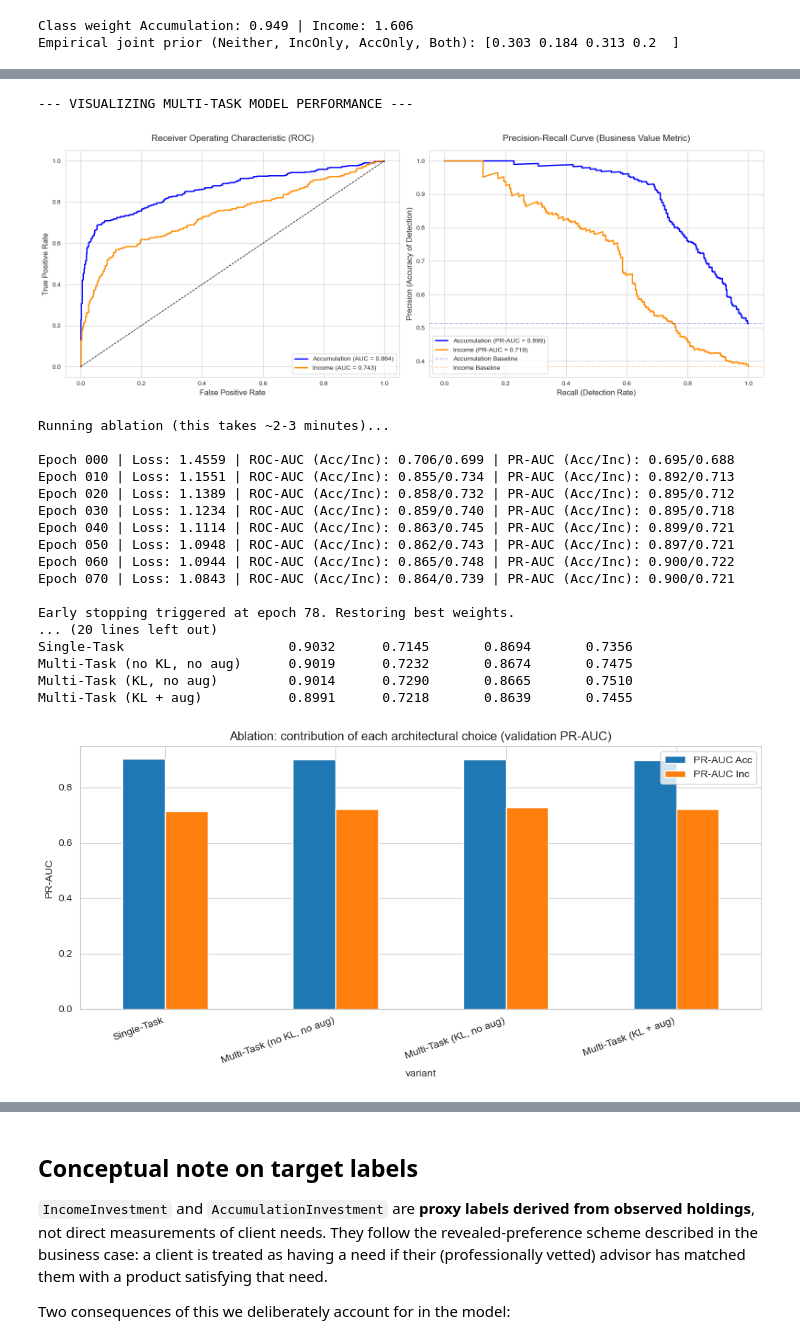
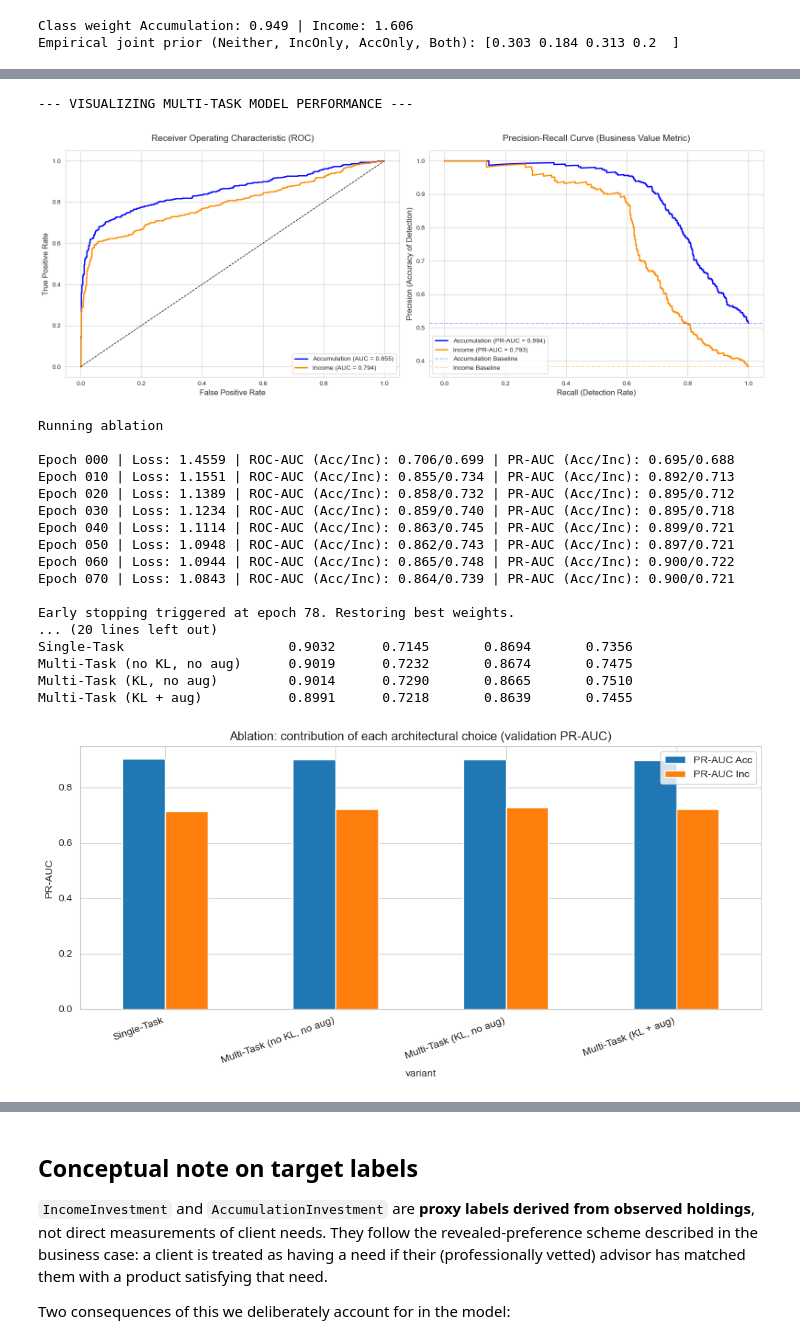
Before and after one commit to FiloCava03/EstimatingClientNeeds, a Jupyter notebook: Filippo_Cavalieri.ipynb, the cells around one changed output, grey strips where cells are left out. Drawn from its saved outputs; the diff is of its cells as text; code cells hidden in the pictures.

```diff
--- a/Filippo_Cavalieri.ipynb
+++ b/Filippo_Cavalieri.ipynb
@@ -522,37 +482,38 @@ def plot_model_curves(y_true_acc, y_prob_acc, y_true_inc, y_prob_inc):
     axes[0].plot(fpr_inc, tpr_inc, label=f'Income (AUC = {auc(fpr_inc, tpr_inc):.3f})', color='darkorange', lw=2)
     axes[0].plot([0, 1], [0, 1], 'k--', lw=1)
     axes[0].set_title('Receiver Operating Characteristic (ROC)', fontsize=14, pad=15)
     axes[0].set_xlabel('False Positive Rate', fontsize=12)
     axes[0].set_ylabel('True Positive Rate', fontsize=12)
     axes[0].legend(loc='lower right', frameon=True)
 
     # --- 2. Precision-Recall Curve ---
     # PR Curves are much more important for imbalanced targets (like the Income class)
     prec_acc, rec_acc, _ = precision_recall_curve(y_true_acc, y_prob_acc)
     prec_inc, rec_inc, _ = precision_recall_curve(y_true_inc, y_prob_inc)
 
     # Calculate baseline (random guessing) for PR curves
     baseline_acc = sum(y_true_acc) / len(y_true_acc)
     baseline_inc = sum(y_true_inc) / len(y_true_inc)
 
     axes[1].plot(rec_acc, prec_acc, label=f'Accumulation (PR-AUC = {auc(rec_acc, prec_acc):.3f})', color='blue', lw=2)
     axes[1].plot(rec_inc, prec_inc, label=f'Income (PR-AUC = {auc(rec_inc, prec_inc):.3f})', color='darkorange', lw=2)
     axes[1].axhline(y=baseline_acc, color='blue', linestyle='--', alpha=0.3, label='Accumulation Baseline')
     axes[1].axhline(y=baseline_inc, color='darkorange', linestyle='--', alpha=0.3, label='Income Baseline')
     axes[1].set_title('Precision-Recall Curve (Business Value Metric)', fontsize=14, pad=15)
     axes[1].set_xlabel('Recall (Detection Rate)', fontsize=12)
     axes[1].set_ylabel('Precision (Accuracy of Detection)', fontsize=12)
     axes[1].legend(loc='lower left', frameon=True)
 
     plt.tight_layout()
     plt.show()
 
-# Assuming val_targs_acc and val_preds_acc were saved from your validation loop in Cell 4
-# We use the raw probabilities for the curves
-plot_model_curves(val_targs_acc, val_preds_acc, val_targs_inc, val_preds_inc)
+# Pull fresh probabilities from the trained model so this cell is self-contained.
+# Shows TEST-set curves (out-of-sample) - more honest than val.
+p_acc_v, p_inc_v, y_acc_v, y_inc_v = get_raw_probs(model, test_loader)
+plot_model_curves(y_acc_v, p_acc_v, y_inc_v, p_inc_v)
 # %% [output]
 --- VISUALIZING MULTI-TASK MODEL PERFORMANCE ---
-[figure, old version]
+[figure, new version]
 # %%
 import copy
 import torch.nn.functional as F
@@ -635,7 +596,7 @@ def run_variant(v: Variant, seed: int = 42):
         'ROC-AUC Inc': roc_auc_score(yi, pi),
     }
 
-print("Running ablation (this takes ~2-3 minutes)...\n")
+print("Running ablation\n")
 results = [run_variant(v) for v in variants]
 abl_df = pd.DataFrame(results).set_index('variant').round(4)
 print(abl_df)
@@ -647,7 +608,7 @@ plt.xticks(rotation=20, ha='right')
 plt.tight_layout()
 plt.show()
 # %% [output]
-Running ablation (this takes ~2-3 minutes)...
+Running ablation
 
 Epoch 000 | Loss: 1.4559 | ROC-AUC (Acc/Inc): 0.706/0.699 | PR-AUC (Acc/Inc): 0.695/0.688
 Epoch 010 | Loss: 1.1551 | ROC-AUC (Acc/Inc): 0.855/0.734 | PR-AUC (Acc/Inc): 0.892/0.713
```
Also changed, not shown: parts of 7 cells of this notebook, 3 other files.
